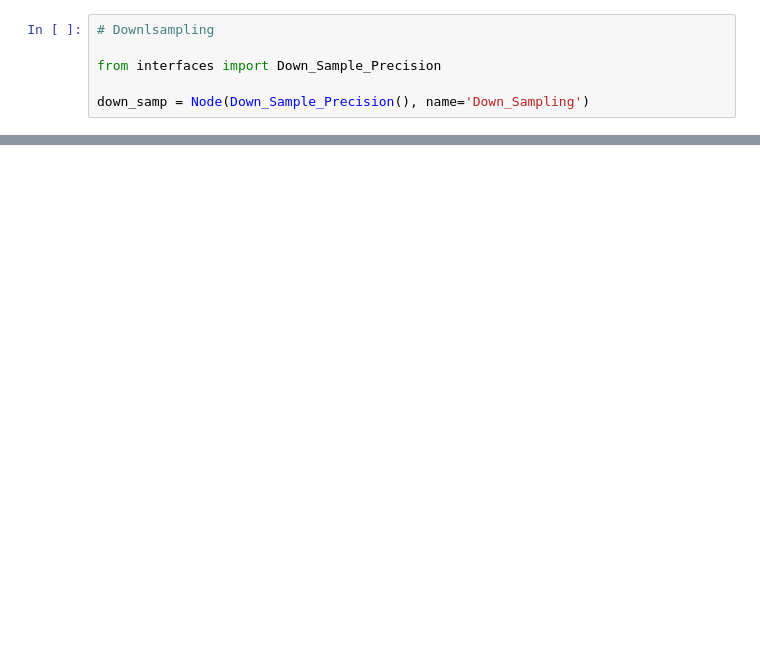
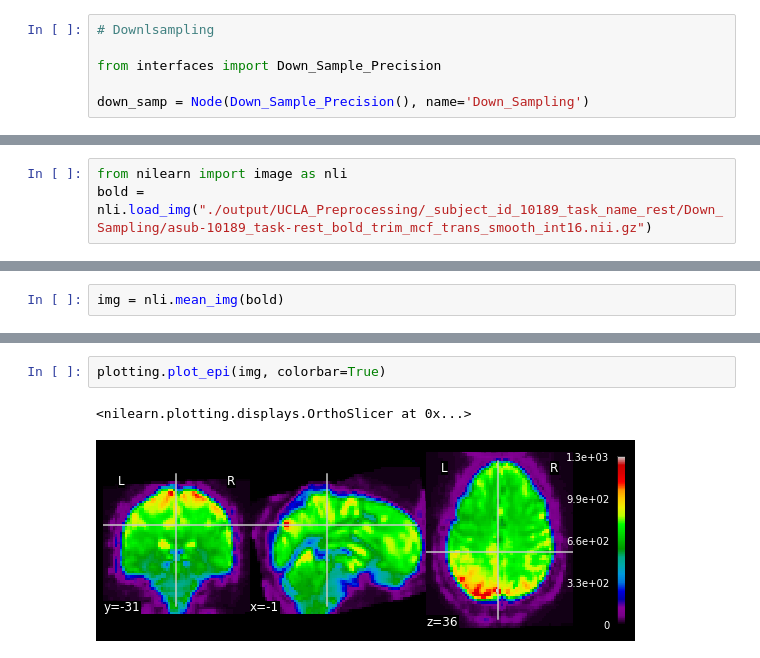
Before and after one commit to s-vigneshwaran/Schizophrenia-Classification-from-multi-site-fMRI-data, a Jupyter notebook: UCLA_Preprocessing.ipynb, the cells around one changed output, grey strips where cells are left out. Saved outputs shown, nothing was run; the diff lists cells and outputs as text; blank space fills up the shorter version.

Commit message:
Complete Preprocessing script

```diff
--- a/UCLA_Preprocessing.ipynb
+++ b/UCLA_Preprocessing.ipynb
@@ -298,0 +282,3 @@ RuntimeError: Workflow did not execute cleanly. Check log for details
+# %%
+from nilearn import image as nli
+bold = nli.load_img("./output/UCLA_Preprocessing/_subject_id_10189_task_name_rest/Down_Sampling/asub-10189_task-rest_bold_trim_mcf_trans_smooth_int16.nii.gz")
@@ -298,0 +289,2 @@ RuntimeError: Workflow did not execute cleanly. Check log for details
+# %%
+img = nli.mean_img(bold)
@@ -298,0 +300,5 @@ RuntimeError: Workflow did not execute cleanly. Check log for details
+# %%
+plotting.plot_epi(img, colorbar=True)
+# %% [output]
+<nilearn.plotting.displays.OrthoSlicer at 0x...>
+[figure, added]
```
Also changed, not shown: parts of 16 cells of this notebook, 3 other files.
